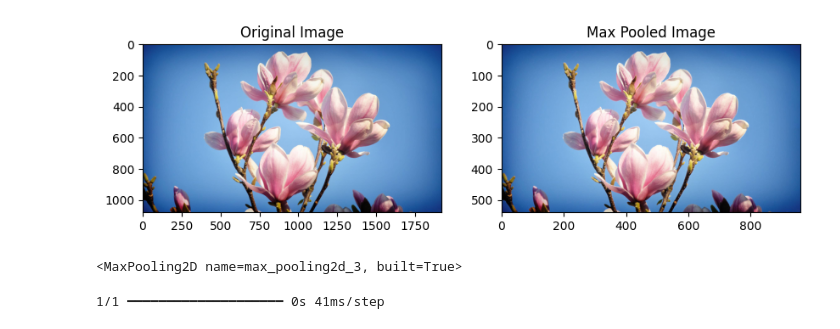
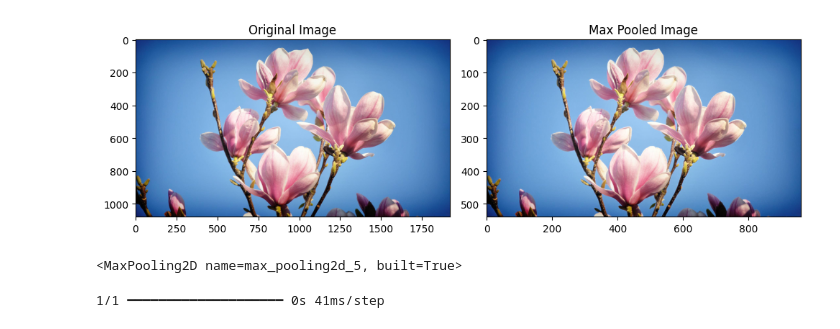
Before and after one commit to tohidnoori/convolution-neural-network-study, a Jupyter notebook: cnn.ipynb, the cells around one changed output. Drawn from its saved outputs; the diff is of its cells as text; code cells hidden in the pictures.

Commit message:
max_pooled_image.png image updated

```diff
--- a/cnn.ipynb
+++ b/cnn.ipynb
@@ -38,7 +38,7 @@ pooled_img_array = model.predict(img_array)
 #(1,height,width,3) => (height,width,3)
 pooled_img_array = np.squeeze(pooled_img_array, axis=0)
 
-plt.figure(figsize=(10, 5))
+plt.figure(figsize=(10, 4))
 
 plt.subplot(1, 2, 1)
 plt.title("Original Image")
@@ -47,7 +47,8 @@ plt.imshow(img)
 plt.subplot(1, 2, 2)
 plt.title("Max Pooled Image")
 plt.imshow(pooled_img_array.astype('uint8'))
-plt.imsave('images/max_pooled_image.png', pooled_img_array.astype('uint8'))
+plt.savefig('images/max_pooled_image.png')
+plt.tight_layout()
 plt.show()
 print(model.layers[0])
 # %% [output]
@@ -55,5 +56,5 @@ print(model.layers[0])
-[figure, old version]
+[figure, new version]
-<MaxPooling2D name=max_pooling2d_3, built=True>
+<MaxPooling2D name=max_pooling2d_5, built=True>
 # %%
 img_path = './images/360.jpg'
 img = load_img(img_path)
```
Also changed, not shown: parts of 1 cell of this notebook, 1 other file.
